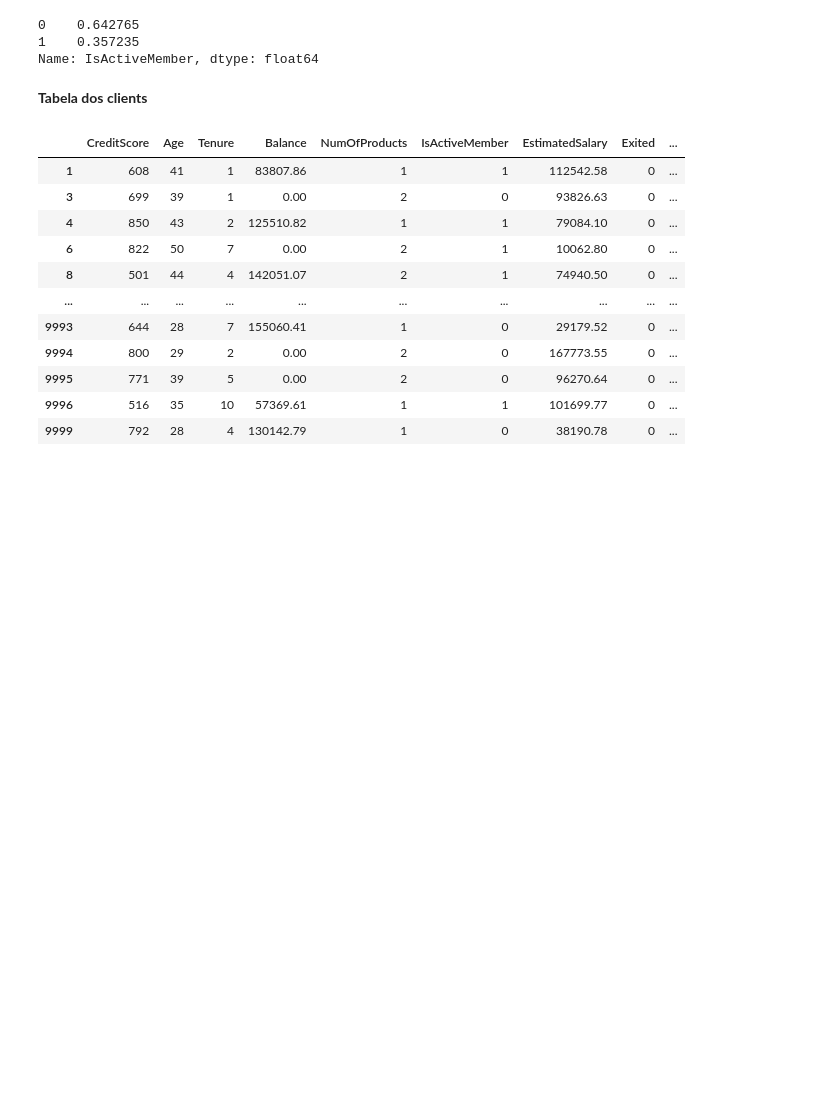
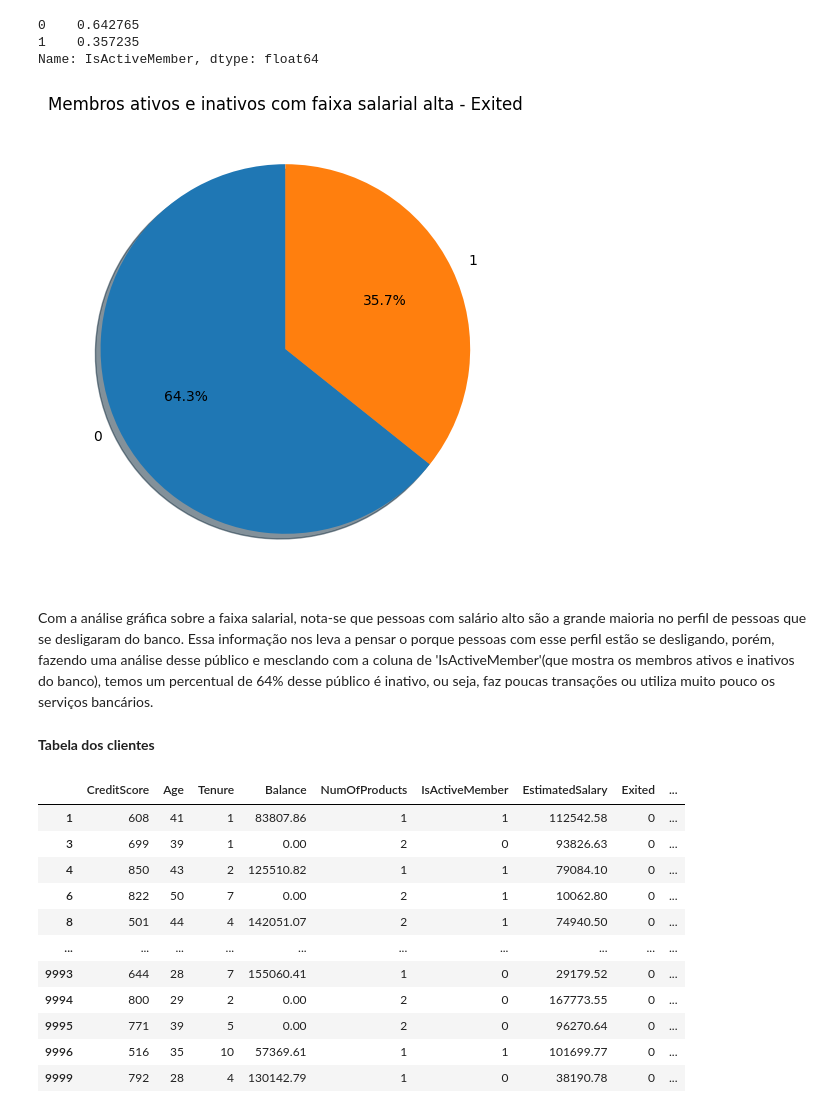
Before and after one commit to mclararibeiro/Ada-tech, a Jupyter notebook: analise_exploratoria_de_dados/nova_analise.ipynb, the cells around one changed output. Saved outputs shown, nothing was run; the diff lists cells and outputs as text; code cells hidden in the pictures; blank space fills up the shorter version.

```diff
--- a/analise_exploratoria_de_dados/nova_analise.ipynb
+++ b/analise_exploratoria_de_dados/nova_analise.ipynb
@@ -239,14 +255,26 @@ sns.histplot(data=tabela_quanti_exited, x='Faixa salarial');
 # %% [output]
 [figure]
 # %%
+#Porcentagem de membros ativos e inativos com faixa salarial alta
 membros_ativos = tabela_quanti_exited.loc[tabela_quanti_exited['Faixa salarial']=='alto']
-membros_ativos['IsActiveMember'].value_counts(normalize=True)
+porcentagem_membros_ativos = membros_ativos['IsActiveMember'].value_counts(normalize=True)
+porcentagem_membros_ativos
 # %% [output]
 0    0.642765
 1    0.357235
 Name: IsActiveMember, dtype: float64
+# %%
+import matplotlib.pyplot as plt
+plt.figure(figsize =(15,6))
+plt.title("Membros ativos e inativos com faixa salarial alta - Exited")
+plt.pie(porcentagem_membros_ativos, labels = porcentagem_membros_ativos.index,shadow = True, startangle=90, autopct='%1.1f%%')
+plt.show()
+# %% [output]
+[figure, added]
+# %% [markdown]
+Com a análise gráfica sobre a faixa salarial, nota-se que pessoas com salário alto são a grande maioria no perfil de pessoas que se desligaram do banco. Essa informação nos leva a pensar o porque pessoas com esse perfil estão se desligando, porém, fazendo uma análise desse público e mesclando com a coluna de 'IsActiveMember'(que mostra os membros ativos e inativos do banco), temos um percentual de 64% desse público é inativo, ou seja, faz poucas transações ou utiliza muito pouco os serviços bancários.
 # %% [markdown]
-**Tabela dos clients**
+**Tabela dos clientes**
 # %%
 tabela_quanti_stayed['Faixa salarial'] = [faixa_salarial(salario) for salario in tabela_quanti_stayed.EstimatedSalary.to_list()]
 tabela_quanti_stayed
```
Also changed, not shown: parts of 18 cells of this notebook.
